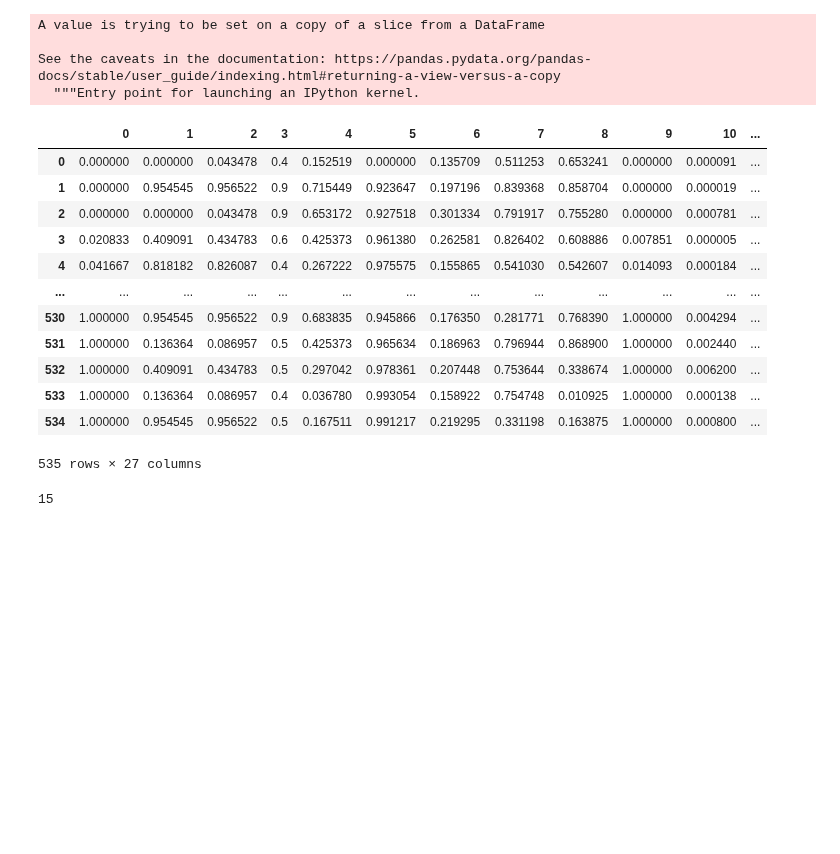
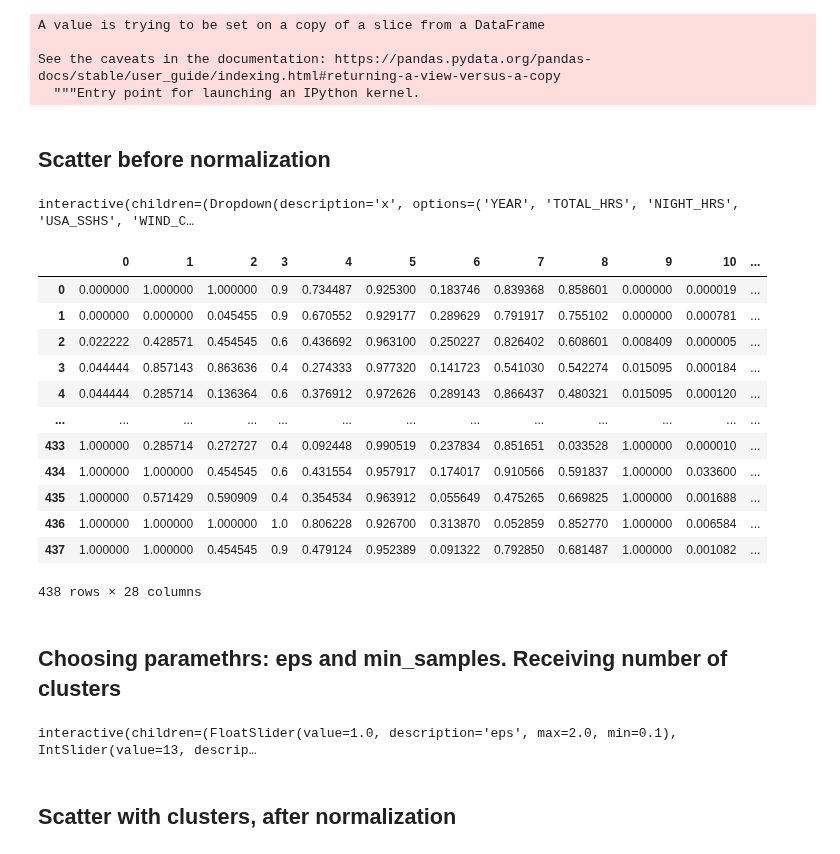
Before and after one commit to OmdenaAI/wfpdisrel, a Jupyter notebook: #task3-model/model-d-clustering/DBSCANv2.ipynb, the cells around one changed output. Saved outputs shown, nothing was run; the diff lists cells and outputs as text; code cells hidden in the pictures; blank space fills up the shorter version.

Commit message:
update dbscanv2

```diff
--- a/#task3-model/model-d-clustering/DBSCANv2.ipynb
+++ b/#task3-model/model-d-clustering/DBSCANv2.ipynb
@@ -55,8 +55,14 @@ Index(['SID', 'NAME', 'ISO', 'YEAR', 'BASIN', 'SUB BASIN', 'NATURE',
       dtype='object')
 # %%
 # choosing some numeric features
-cols = ['YEAR', 'TOTAL_HRS', 'NIGHT_HRS', 'USA_SSHS', 'WIND_CALC_MEAN', 'PRES_CALC_MEAN', 'STORM_SPD_MEAN', 'STORM_DR_MEAN', 'V_LAND_KN', 'CPI', 'TOTAL_DAMAGE_(000$)', 'TOTAL_DEATHS', 'Air transport, freight (million ton-km)', 'Arable land (hectares per person)', 'Cereal yield (kg per hectare)', 'Food production index (2004-2006 = 100)', 'GDP growth (annual %)', 'GDP per capita (constant 2010 US$)', 'Net flows from UN agencies US$', 'Life expectancy at birth, total (years)', 'Mobile cellular subscriptions (per 100 people)', 'Population density (people per sq. km of land area)', 'Adjusted savings: education expenditure (% of GNI)', 'Rural population (% of total population)', 'pop_max_34_adj', 'pop_max_50_adj', 'pop_max_64_adj']
-df = df[cols]
-df
+cols = ['YEAR', 'TOTAL_HRS', 'NIGHT_HRS', 'USA_SSHS', 'WIND_CALC_MEAN', 'PRES_CALC_MEAN', 'STORM_SPD_MEAN', 'STORM_DR_MEAN',
+        'V_LAND_KN', 'CPI', 'TOTAL_DAMAGE_(000$)', 'TOTAL_DEATHS', 'Air transport, freight (million ton-km)',
+        'Arable land (hectares per person)', 'Cereal yield (kg per hectare)', 'Food production index (2004-2006 = 100)',
+        'GDP growth (annual %)', 'GDP per capita (constant 2010 US$)', 'Net flows from UN agencies US$',
+        'Life expectancy at birth, total (years)', 'Mobile cellular subscriptions (per 100 people)',
+        'Population density (people per sq. km of land area)', 'Adjusted savings: education expenditure (% of GNI)',
+        'Rural population (% of total population)', 'pop_max_34_adj', 'pop_max_50_adj', 'pop_max_64_adj', 'TOTAL_AFFECTED']
+df_cols = df[cols]
+df_cols
 # %% [output]
 |  | YEAR | TOTAL_HRS | NIGHT_HRS | USA_SSHS | WIND_CALC_MEAN | PRES_CALC_MEAN | STORM_SPD_MEAN | ... |
@@ -101,41 +107,57 @@ df_dict
 # %%
 #Dropping nan values
-df.dropna(inplace = True)
+df_cols.dropna(inplace = True)
 # %% [output]
 A value is trying to be set on a copy of a slice from a DataFrame
 
 See the caveats in the documentation: https://pandas.pydata.org/pandas-docs/stable/user_guide/indexing.html#returning-a-view-versus-a-copy
   """Entry point for launching an IPython kernel.
+# %% [markdown]
+## Scatter before normalization
+# %%
+@interact( x = cols, y = cols)
+def scatt(x, y):
+  plt.scatter(df[str(x)], df[str(y)])
+  plt.xlabel(x)
+  plt.ylabel(y)
+  plt.show()
+# %% [output]
+interactive(children=(Dropdown(description='x', options=('YEAR', 'TOTAL_HRS', 'NIGHT_HRS', 'USA_SSHS', 'WIND_C…
 # %%
 colors = ['royalblue', 'maroon', 'forestgreen', 'mediumorchid', 'tan', 'deeppink', 'olive',
           'goldenrod', 'lightcyan', 'navy', 'gold', 'aliceblue', 'fuchsia',
           'lime', 'yellow', 'sienna', 'black', 'crimson', 'orange']
 vectorizer = np.vectorize(lambda x: colors[x % len(colors)])
 # %%
-x = df.values #returns a numpy array
+x = df_cols.values
 min_max_scaler = preprocessing.MinMaxScaler()
 x_scaled = min_max_scaler.fit_transform(x)
-df = pd.DataFrame(x_scaled)
-df
+df_cols_norm = pd.DataFrame(x_scaled)
+df_cols_norm
 # %% [output]
 |  | 0 | 1 | 2 | 3 | 4 | 5 | 6 | 7 | 8 | 9 | 10 | ... |
-| 0 | 0.000000 | 0.000000 | 0.043478 | 0.4 | 0.152519 | 0.000000 | 0.135709 | 0.511253 | 0.653241 | 0.000000 | 0.000091 | ... |
-| 1 | 0.000000 | 0.954545 | 0.956522 | 0.9 | 0.715449 | 0.923647 | 0.197196 | 0.839368 | 0.858704 | 0.000000 | 0.000019 | ... |
-| 2 | 0.000000 | 0.000000 | 0.043478 | 0.9 | 0.653172 | 0.927518 | 0.301334 | 0.791917 | 0.755280 | 0.000000 | 0.000781 | ... |
-| 3 | 0.020833 | 0.409091 | 0.434783 | 0.6 | 0.425373 | 0.961380 | 0.262581 | 0.826402 | 0.608886 | 0.007851 | 0.000005 | ... |
-| 4 | 0.041667 | 0.818182 | 0.826087 | 0.4 | 0.267222 | 0.975575 | 0.155865 | 0.541030 | 0.542607 | 0.014093 | 0.000184 | ... |
+| 0 | 0.000000 | 1.000000 | 1.000000 | 0.9 | 0.734487 | 0.925300 | 0.183746 | 0.839368 | 0.858601 | 0.000000 | 0.000019 | ... |
+| 1 | 0.000000 | 0.000000 | 0.045455 | 0.9 | 0.670552 | 0.929177 | 0.289629 | 0.791917 | 0.755102 | 0.000000 | 0.000781 | ... |
+| 2 | 0.022222 | 0.428571 | 0.454545 | 0.6 | 0.436692 | 0.963100 | 0.250227 | 0.826402 | 0.608601 | 0.008409 | 0.000005 | ... |
+| 3 | 0.044444 | 0.857143 | 0.863636 | 0.4 | 0.274333 | 0.977320 | 0.141723 | 0.541030 | 0.542274 | 0.015095 | 0.000184 | ... |
+| 4 | 0.044444 | 0.285714 | 0.136364 | 0.6 | 0.376912 | 0.972626 | 0.289143 | 0.866437 | 0.480321 | 0.015095 | 0.000120 | ... |
 | ... | ... | ... | ... | ... | ... | ... | ... | ... | ... | ... | ... | ... |
-| 530 | 1.000000 | 0.954545 | 0.956522 | 0.9 | 0.683835 | 0.945866 | 0.176350 | 0.281771 | 0.768390 | 1.000000 | 0.004294 | ... |
-| 531 | 1.000000 | 0.136364 | 0.086957 | 0.5 | 0.425373 | 0.965634 | 0.186963 | 0.796944 | 0.868900 | 1.000000 | 0.002440 | ... |
-| 532 | 1.000000 | 0.409091 | 0.434783 | 0.5 | 0.297042 | 0.978361 | 0.207448 | 0.753644 | 0.338674 | 1.000000 | 0.006200 | ... |
-| 533 | 1.000000 | 0.136364 | 0.086957 | 0.4 | 0.036780 | 0.993054 | 0.158922 | 0.754748 | 0.010925 | 1.000000 | 0.000138 | ... |
-| 534 | 1.000000 | 0.954545 | 0.956522 | 0.5 | 0.167511 | 0.991217 | 0.219295 | 0.331198 | 0.163875 | 1.000000 | 0.000800 | ... |
+| 433 | 1.000000 | 0.285714 | 0.272727 | 0.4 | 0.092448 | 0.990519 | 0.237834 | 0.851651 | 0.033528 | 1.000000 | 0.000010 | ... |
+| 434 | 1.000000 | 1.000000 | 0.454545 | 0.6 | 0.431554 | 0.957917 | 0.174017 | 0.910566 | 0.591837 | 1.000000 | 0.033600 | ... |
+| 435 | 1.000000 | 0.571429 | 0.590909 | 0.4 | 0.354534 | 0.963912 | 0.055649 | 0.475265 | 0.669825 | 1.000000 | 0.001688 | ... |
+| 436 | 1.000000 | 1.000000 | 1.000000 | 1.0 | 0.806228 | 0.926700 | 0.313870 | 0.052859 | 0.852770 | 1.000000 | 0.006584 | ... |
+| 437 | 1.000000 | 1.000000 | 0.454545 | 0.9 | 0.479124 | 0.952389 | 0.091322 | 0.792850 | 0.681487 | 1.000000 | 0.001082 | ... |
-535 rows × 27 columns
+438 rows × 28 columns
-# %%
-m = DBSCAN(eps=0.5, min_samples=4)
-m.fit(df)
-
-clusters = m.labels_
-len(np.unique(clusters))
-# %% [output]
-15
+# %% [markdown]
+## Choosing paramethrs: eps and min_samples. Receiving number of clusters
+# %%
+@interact (eps = (0.1, 2.0, 0.1), min_samples = (2, 25, 1))
+def for_clustering(eps, min_samples):
+  m = DBSCAN(eps=eps, min_samples=min_samples)
+  m.fit(df_cols_norm)
+
+  global clusters
+  clusters = m.labels_
+  return "Number of clusters: " + str(len(np.unique(clusters)))
+# %% [output]
+interactive(children=(FloatSlider(value=1.0, description='eps', max=2.0, min=0.1), IntSlider(value=13, descrip…
@@ -142 +173,3 @@ len(np.unique(clusters))
+# %% [markdown]
+## Scatter with clusters, after normalization
 # %%
```
Also changed, not shown: parts of 6 cells of this notebook.
